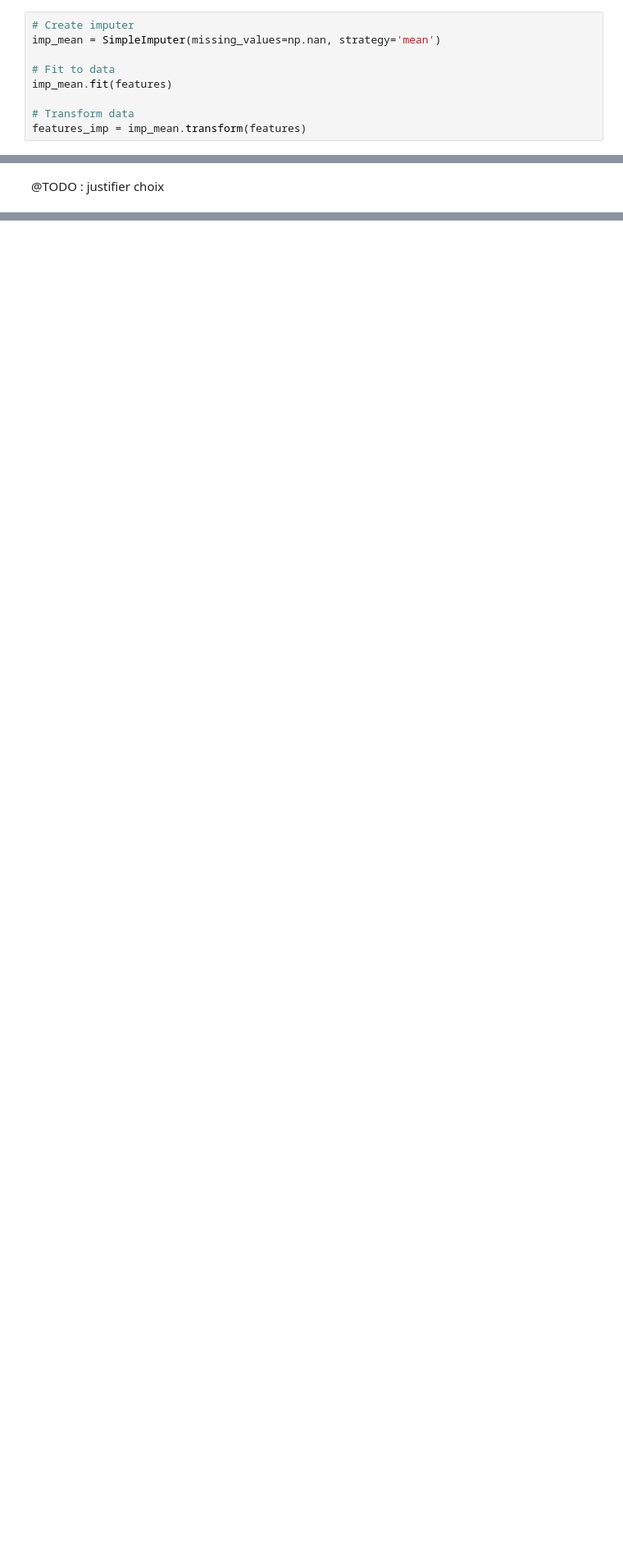
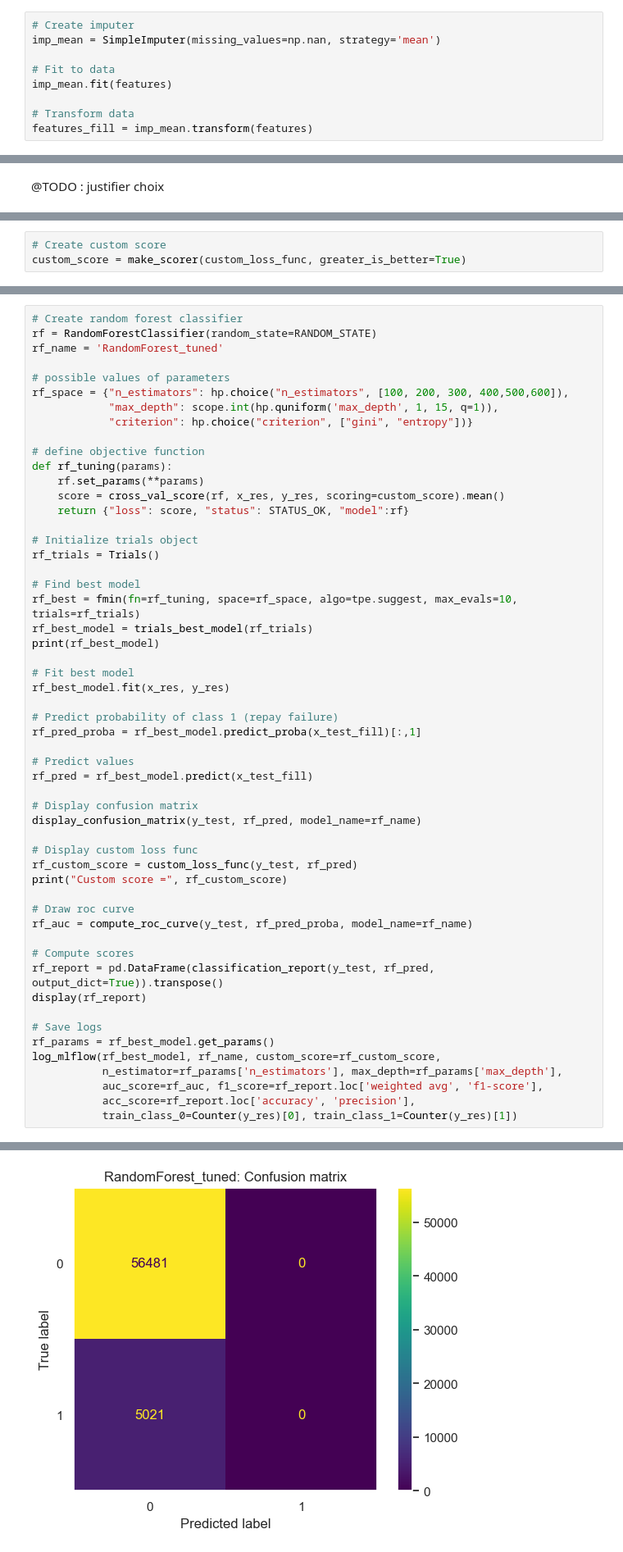
Before and after one commit to ahonestla/OC_DS_P7, a Jupyter notebook: notebooks/3-modelling.ipynb, the cells around one changed output, grey strips where cells are left out. Shown at 82% size. Saved outputs shown, nothing was run; the diff lists cells and outputs as text; blank space fills up the shorter version.

```diff
--- a/notebooks/3-modelling.ipynb
+++ b/notebooks/3-modelling.ipynb
@@ -160,4 +188,4 @@ imp_mean = SimpleImputer(missing_values=np.nan, strategy='mean')
 imp_mean.fit(features)
 
 # Transform data
-features_imp = imp_mean.transform(features)
+features_fill = imp_mean.transform(features)
@@ -223,0 +287,3 @@ THRESHOLD_CLASS1 = 1 - THRESHOLD_CLASS0  # belong to class 1 (repay failure)
+# %%
+# Create custom score
+custom_score = make_scorer(custom_loss_func, greater_is_better=True)
@@ -311,0 +438,55 @@ log_mlflow(model=rf, model_name=rf_name, model_auc=rf_auc, model_f1=rf_f1, model
+# %%
+# Create random forest classifier
+rf = RandomForestClassifier(random_state=RANDOM_STATE)
+rf_name = 'RandomForest_tuned'
+
+# possible values of parameters
+rf_space = {"n_estimators": hp.choice("n_estimators", [100, 200, 300, 400,500,600]),
+            "max_depth": scope.int(hp.quniform('max_depth', 1, 15, q=1)),
+            "criterion": hp.choice("criterion", ["gini", "entropy"])}
+
+# define objective function
+def rf_tuning(params):
+    rf.set_params(**params)
+    score = cross_val_score(rf, x_res, y_res, scoring=custom_score).mean()
+    return {"loss": score, "status": STATUS_OK, "model":rf}
+
+# Initialize trials object
+rf_trials = Trials()
+
+# Find best model
+rf_best = fmin(fn=rf_tuning, space=rf_space, algo=tpe.suggest, max_evals=10, trials=rf_trials)
+rf_best_model = trials_best_model(rf_trials)
+print(rf_best_model)
+
+# Fit best model
+rf_best_model.fit(x_res, y_res)
+
+# Predict probability of class 1 (repay failure)
+rf_pred_proba = rf_best_model.predict_proba(x_test_fill)[:,1]
+
+# Predict values
+rf_pred = rf_best_model.predict(x_test_fill)
+
+# Display confusion matrix
+display_confusion_matrix(y_test, rf_pred, model_name=rf_name)
+
+# Display custom loss func
+rf_custom_score = custom_loss_func(y_test, rf_pred)
+print("Custom score =", rf_custom_score)
+
+# Draw roc curve
+rf_auc = compute_roc_curve(y_test, rf_pred_proba, model_name=rf_name)
+
+# Compute scores
+rf_report = pd.DataFrame(classification_report(y_test, rf_pred, output_dict=True)).transpose()
+display(rf_report)
+
+# Save logs
+rf_params = rf_best_model.get_params()
+log_mlflow(rf_best_model, rf_name, custom_score=rf_custom_score,
+           n_estimator=rf_params['n_estimators'], max_depth=rf_params['max_depth'],
+           auc_score=rf_auc, f1_score=rf_report.loc['weighted avg', 'f1-score'],
+           acc_score=rf_report.loc['accuracy', 'precision'],
+           train_class_0=Counter(y_res)[0], train_class_1=Counter(y_res)[1])
+# %% [output]
@@ -311,0 +495 @@ log_mlflow(model=rf, model_name=rf_name, model_auc=rf_auc, model_f1=rf_f1, model
+[figure, added]
```
Also changed, not shown: parts of 49 cells of this notebook.
